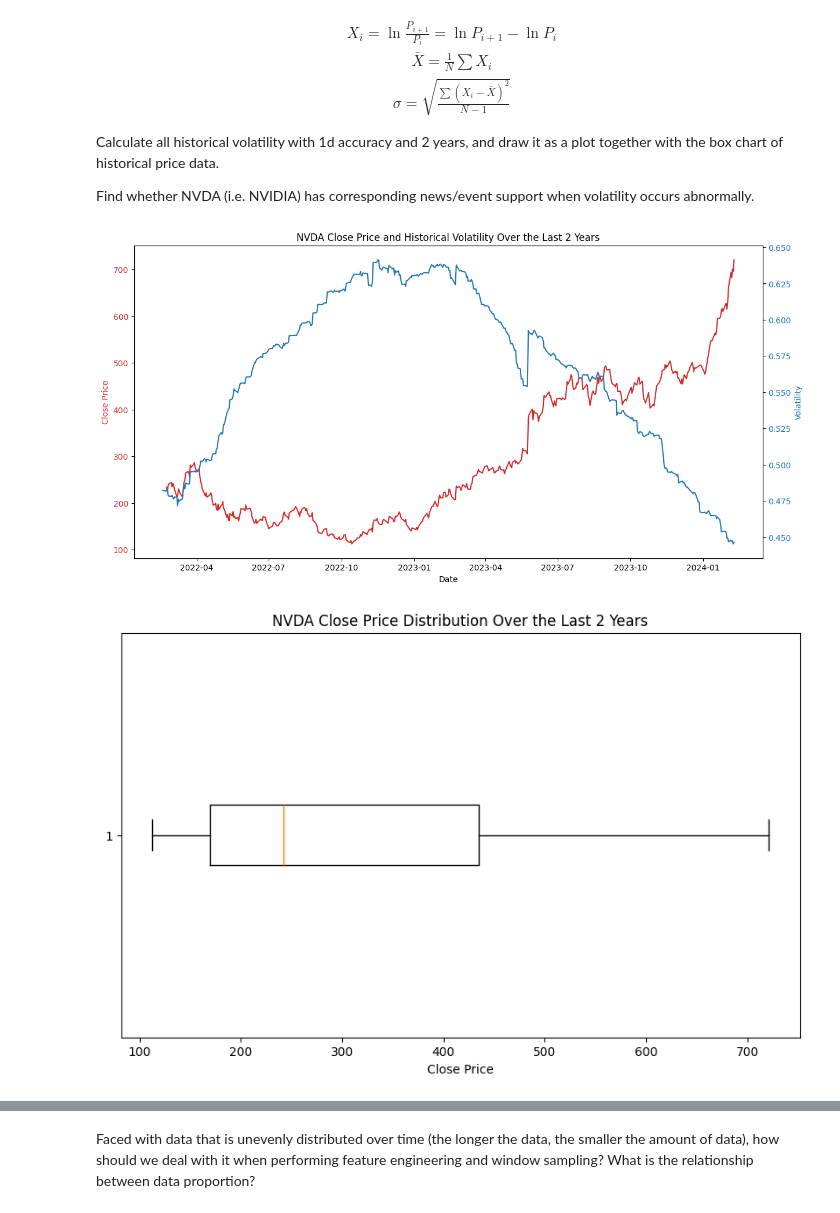
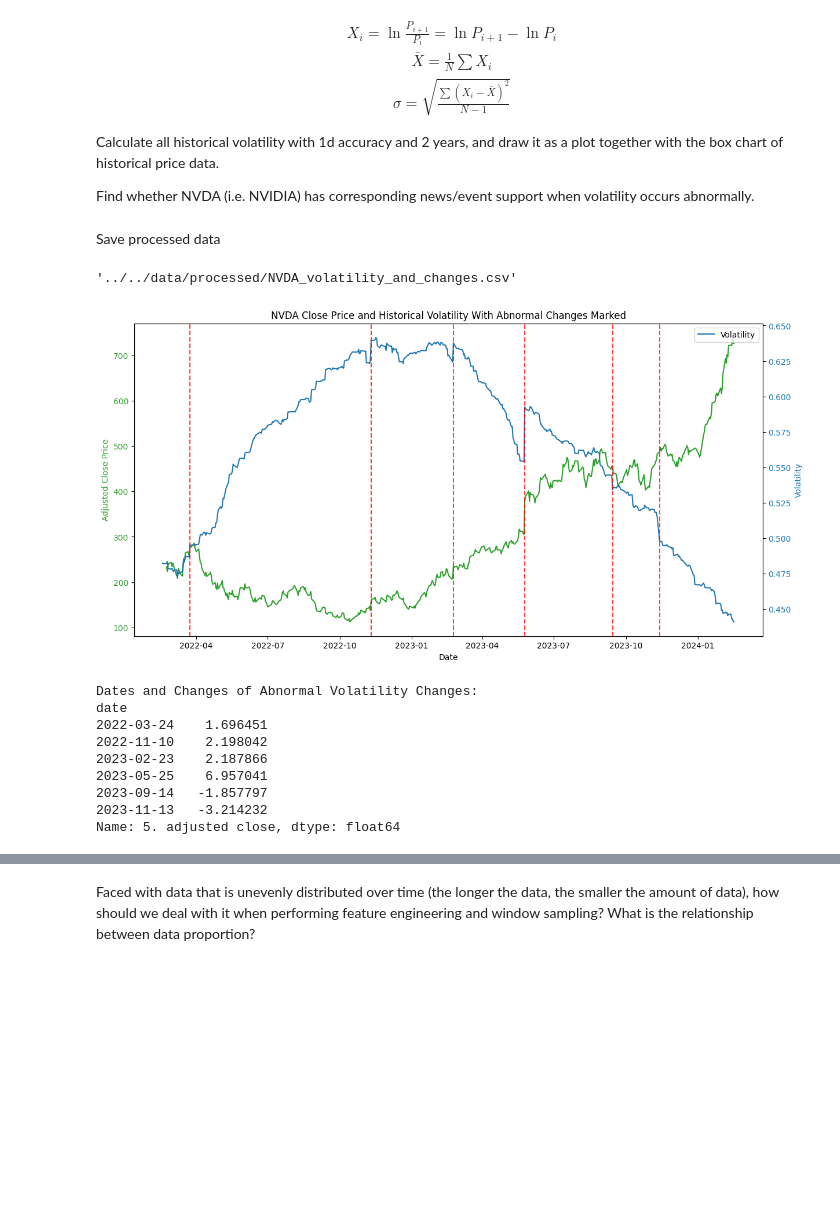
Before and after one commit to LibertyChaser/price_prediction, a Jupyter notebook: code/notebooks/w2 Data_Preprocessing_and_Visualization.ipynb, the cells around one changed output, grey strips where cells are left out. Saved outputs shown, nothing was run; the diff lists cells and outputs as text; code cells hidden in the pictures; blank space fills up the shorter version.

```diff
--- a/code/notebooks/w2 Data_Preprocessing_and_Visualization.ipynb
+++ b/code/notebooks/w2 Data_Preprocessing_and_Visualization.ipynb
@@ -40,13 +51,6 @@ Calculate all historical volatility with 1d accuracy and 2 years, and draw it as
 
 Find whether NVDA (i.e. NVIDIA) has corresponding news/event support when volatility occurs abnormally.
 # %%
-# Load the data again correctly
-file_path = '../../data/row/NVDA_5_years_daily_data.csv'
-data = pd.read_csv(file_path, index_col='date', parse_dates=True)
-
-# Ensure the data is sorted by date for accurate calculations
-data.sort_index(inplace=True)
-
 def get_last_n_years_data(n):
     # Filter for the last n years
     now = pd.Timestamp.now()
@@ -61,33 +65,67 @@ log_returns = np.log(data_3_years / data_3_years.shift(1))
 
 # Calculate the historical volatility
 volatility = log_returns.rolling(window=252).std() * np.sqrt(252)
+
+# Calculate the rate of change in volatility
+volatility_change = volatility.pct_change() * 100  # Convert to percentage
+
+# Identify dates with abnormal changes in volatility (> 3%)
+abnormal_volatility_changes = volatility_change[abs(volatility_change) > 1.5]
+# %% [markdown]
+Save processed data
+# %%
+# Save the log returns, volatility, and its changes to a CSV file
+save_data = pd.DataFrame({
+    'Adjusted Close Pirce': data_3_years,
+    'Log Returns': log_returns,
+    'Volatility': volatility,
+    'Volatility Change (%)': volatility_change
+})
+save_data_path = '../../data/processed/NVDA_volatility_and_changes.csv'
+save_data.to_csv(save_data_path)
+# Provide the path to the saved data
+save_data_path
+# %% [output]
+'../../data/processed/NVDA_volatility_and_changes.csv'
 # %%
-# Plotting
+# Plotting with abnormalities marked
 fig, ax1 = plt.subplots(figsize=(14, 7))
 
 # Plot close prices
-color = 'tab:red'
+color = 'tab:green'
 ax1.set_xlabel('Date')
-ax1.set_ylabel('Close Price', color=color)
-ax1.plot(data_2_years.index, data_2_years, color=color)
+ax1.set_ylabel('Adjusted Close Price', color=color)
+ax1.plot(data_2_years.index, data_2_years,
+         color=color, label='Adjusted Close Price')
 ax1.tick_params(axis='y', labelcolor=color)
 
-# Create a twin axis for volatility
+# Plot volatility
 ax2 = ax1.twinx()
 color = 'tab:blue'
 ax2.set_ylabel('Volatility', color=color)
-ax2.plot(volatility.index, volatility, color=color)
+ax2.plot(volatility.index, volatility, color=color, label='Volatility')
 ax2.tick_params(axis='y', labelcolor=color)
 
-plt.title('NVDA Close Price and Historical Volatility Over the Last 2 Years')
+# Mark abnormalities
+for date in abnormal_volatility_changes.index:
+    ax2.axvline(x=date, color='r', linestyle='--', alpha=0.75)
+
+plt.title('NVDA Close Price and Historical Volatility With Abnormal Changes Marked')
+plt.legend()
 plt.show()
-
-# Boxplot for the close prices
-plt.figure(figsize=(10, 6))
-plt.boxplot(data_2_years.dropna(), vert=False)
-plt.title('NVDA Close Price Distribution Over the Last 2 Years')
-plt.xlabel('Close Price')
-plt.show()
 # %% [output]
-[figure, old version]
+[figure, new version]
-[figure, removed]
+# %%
+# Print dates and changes of abnormal volatility changes
+print("Dates and Changes of Abnormal Volatility Changes:")
+print(abnormal_volatility_changes)
+# %% [output]
+Dates and Changes of Abnormal Volatility Changes:
+date
+2022-03-24    1.696451
+2022-11-10    2.198042
+2023-02-23    2.187866
+2023-05-25    6.957041
+2023-09-14   -1.857797
+2023-11-13   -3.214232
+Name: 5. adjusted close, dtype: float64
```
Also changed, not shown: parts of 2 cells of this notebook, 1 other file.
